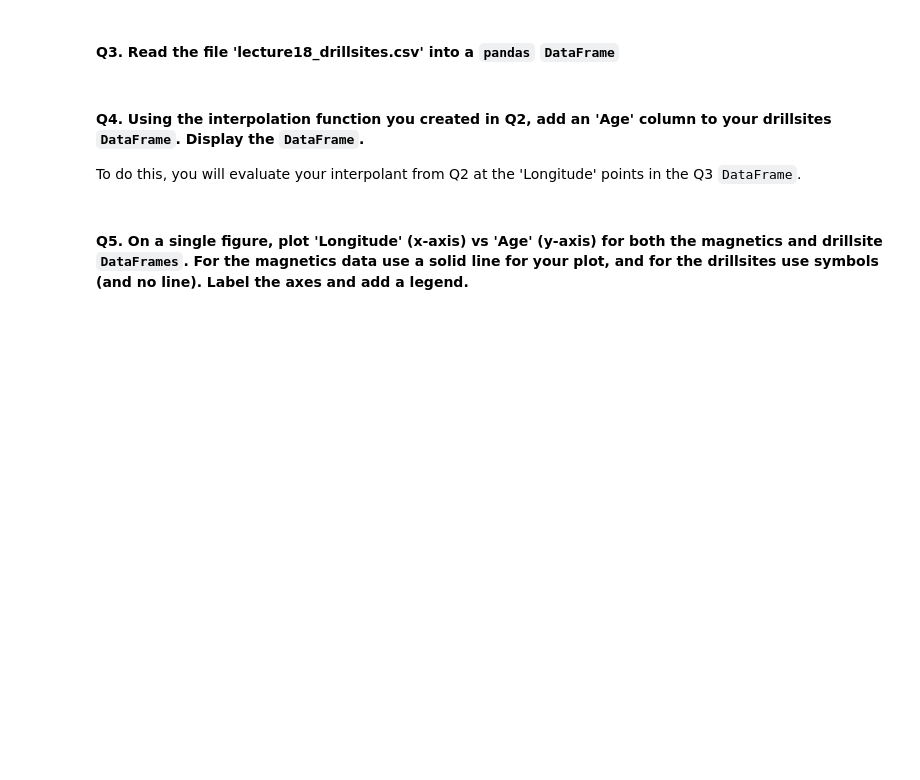
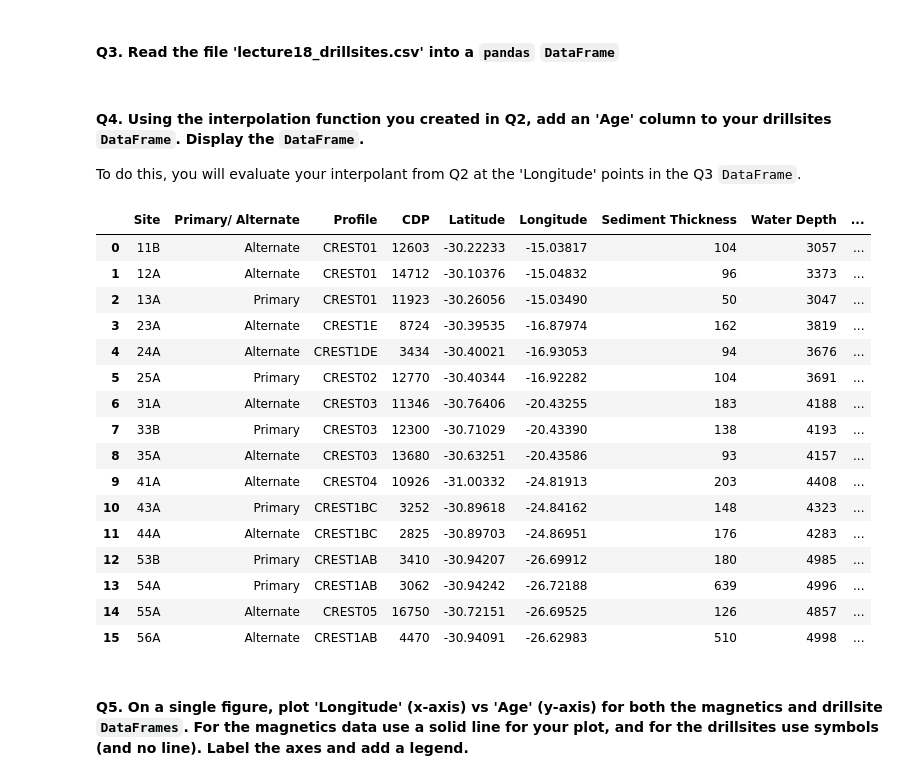
Before and after one commit to gshelor/GEOL679, a Jupyter notebook: Labs/Lecture18/GShelorLecture18_inclass.ipynb, the cells around one changed output. Cells and saved outputs as stored; diff of their text form; code cells hidden in the pictures; blank space fills up the shorter version.

```diff
--- a/Labs/Lecture18/GShelorLecture18_inclass.ipynb
+++ b/Labs/Lecture18/GShelorLecture18_inclass.ipynb
@@ -16,5 +26,26 @@ from geopy.distance import geodesic
 #### Q4. Using the interpolation function you created in Q2, add an 'Age' column to your drillsites `DataFrame`. Display the `DataFrame`.
 
 To do this, you will evaluate your interpolant from Q2 at the 'Longitude' points in the Q3 `DataFrame`.
+# %%
+drillsites['Age'] = fit(drillsites['Longitude'])
+drillsites
+# %% [output]
+|  | Site | Primary/ Alternate | Profile | CDP | Latitude | Longitude | Sediment Thickness | Water Depth | ... |
+| 0 | 11B | Alternate | CREST01 | 12603 | -30.22233 | -15.03817 | 104 | 3057 | ... |
+| 1 | 12A | Alternate | CREST01 | 14712 | -30.10376 | -15.04832 | 96 | 3373 | ... |
+| 2 | 13A | Primary | CREST01 | 11923 | -30.26056 | -15.03490 | 50 | 3047 | ... |
+| 3 | 23A | Alternate | CREST1E | 8724 | -30.39535 | -16.87974 | 162 | 3819 | ... |
+| 4 | 24A | Alternate | CREST1DE | 3434 | -30.40021 | -16.93053 | 94 | 3676 | ... |
+| 5 | 25A | Primary | CREST02 | 12770 | -30.40344 | -16.92282 | 104 | 3691 | ... |
+| 6 | 31A | Alternate | CREST03 | 11346 | -30.76406 | -20.43255 | 183 | 4188 | ... |
+| 7 | 33B | Primary | CREST03 | 12300 | -30.71029 | -20.43390 | 138 | 4193 | ... |
+| 8 | 35A | Alternate | CREST03 | 13680 | -30.63251 | -20.43586 | 93 | 4157 | ... |
+| 9 | 41A | Alternate | CREST04 | 10926 | -31.00332 | -24.81913 | 203 | 4408 | ... |
+| 10 | 43A | Primary | CREST1BC | 3252 | -30.89618 | -24.84162 | 148 | 4323 | ... |
+| 11 | 44A | Alternate | CREST1BC | 2825 | -30.89703 | -24.86951 | 176 | 4283 | ... |
+| 12 | 53B | Primary | CREST1AB | 3410 | -30.94207 | -26.69912 | 180 | 4985 | ... |
+| 13 | 54A | Primary | CREST1AB | 3062 | -30.94242 | -26.72188 | 639 | 4996 | ... |
+| 14 | 55A | Alternate | CREST05 | 16750 | -30.72151 | -26.69525 | 126 | 4857 | ... |
+| 15 | 56A | Alternate | CREST1AB | 4470 | -30.94091 | -26.62983 | 510 | 4998 | ... |
 # %% [markdown]
 #### Q5. On a single figure, plot 'Longitude' (x-axis) vs 'Age' (y-axis) for both the magnetics and drillsite `DataFrames`. For the magnetics data use a solid line for your plot, and for the drillsites use symbols (and no line). Label the axes and add a legend.
```
Also changed, not shown: parts of 7 cells of this notebook, 2 other files.
